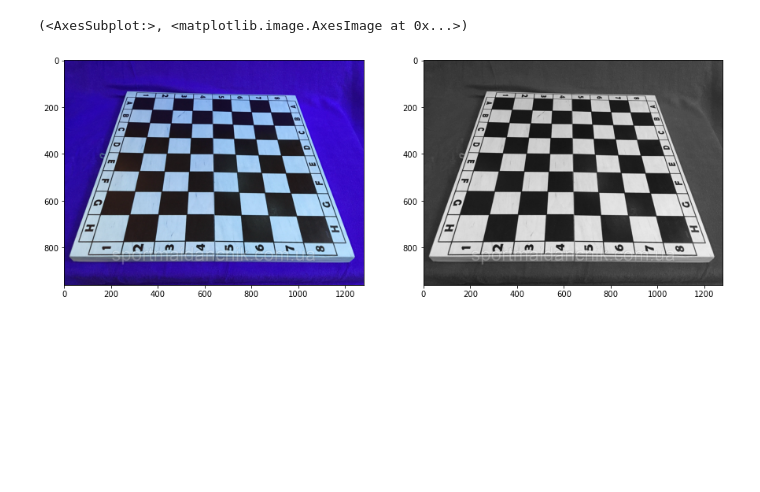
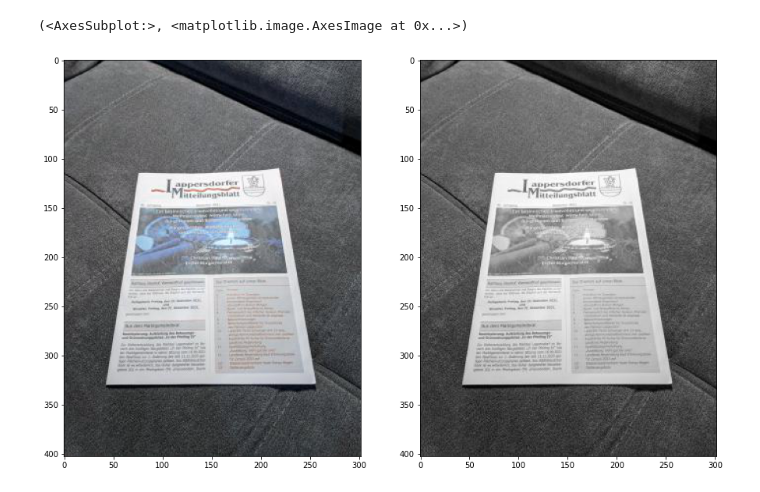
Before and after one commit to ivanhumenyuk/cv, a Jupyter notebook: lesson_6_homework.ipynb, the cells around one changed output. Saved outputs shown, nothing was run; the diff lists cells and outputs as text; code cells hidden in the pictures; blank space fills up the shorter version.

```diff
--- a/lesson_6_homework.ipynb
+++ b/lesson_6_homework.ipynb
@@ -6,18 +6,18 @@ from matplotlib import pyplot as plt
 plt.rcParams['figure.figsize'] = [15, 10]
 # %%
 # Let's read the image
-img = cv2.imread( "data/chess.jpg")
+img = cv2.imread( "data/document.jpg")
 # Convert it to gray scale
 gray = cv2.cvtColor(img, cv2.COLOR_BGR2GRAY)
 gray = np.float32(gray)/255
 rows, cols = gray.shape
 
 # Let's plot the images (colour and gray scale)
 plt.subplot(121), plt.imshow(img)
 plt.subplot(122), plt.imshow(gray, cmap='gray')
 # %% [output]
 (<AxesSubplot:>, <matplotlib.image.AxesImage at 0x...>)
-[figure, old version]
+[figure, new version]
 # %%
 # Compute Harris corners (use the available OpenCV functions)
 # Suggested parameters:
```
Also changed, not shown: parts of 3 cells of this notebook, 1 other file.
